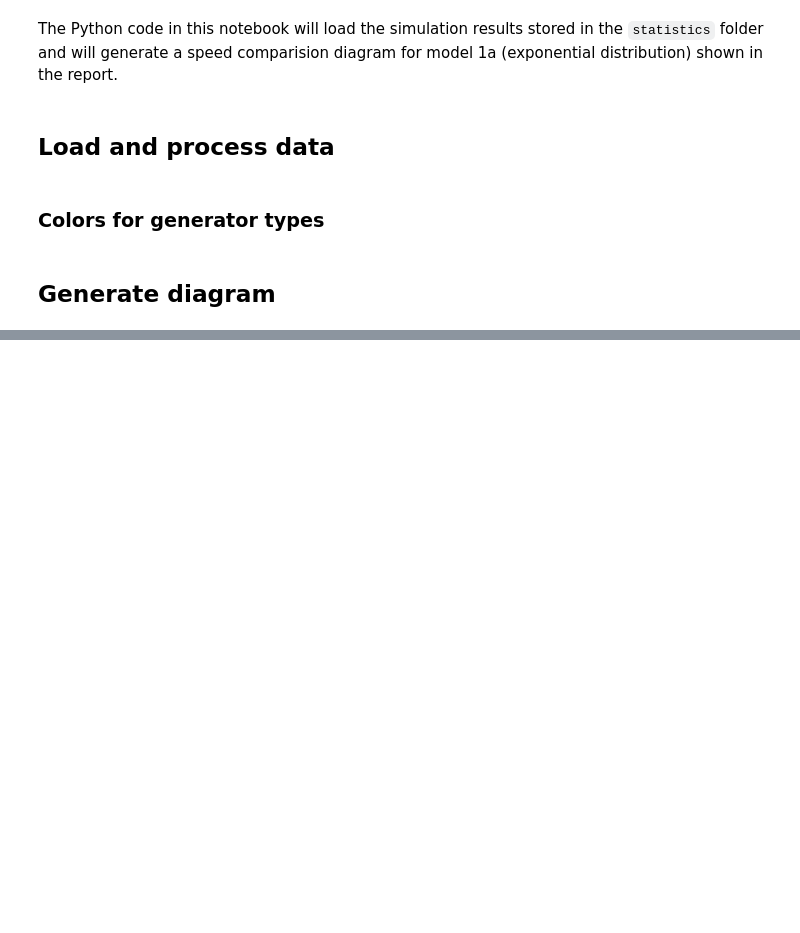
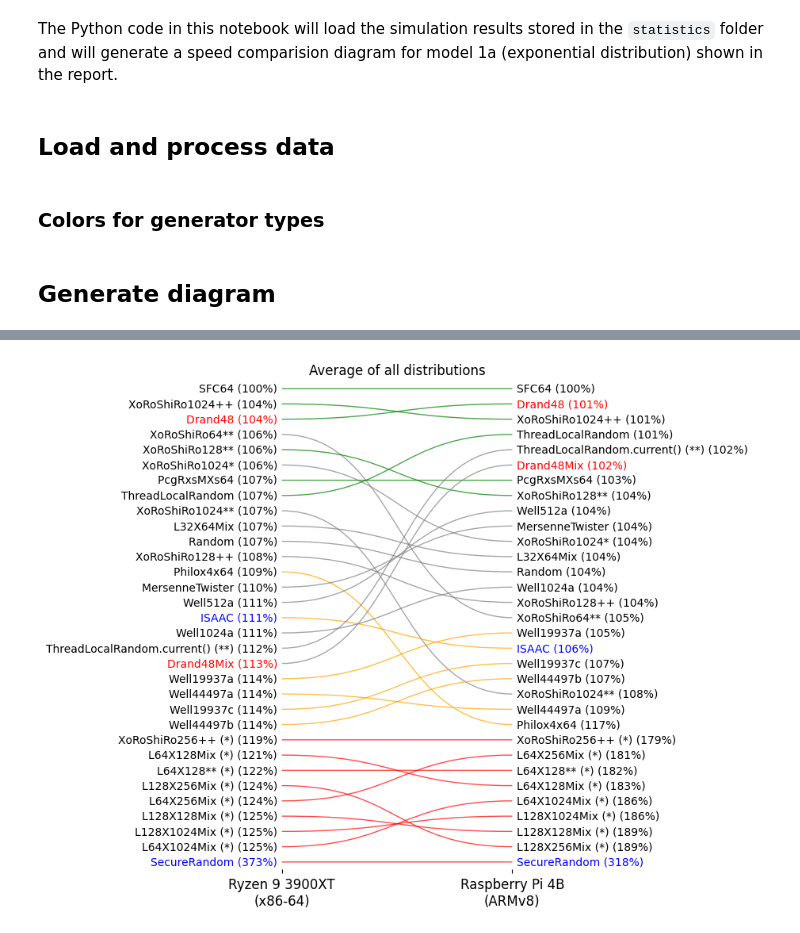
Before and after one commit to A-Herzog/PRNG-DES-Benchmarks, a Jupyter notebook: Results1Platforms.ipynb, the cells around one changed output, grey strips where cells are left out. Saved outputs shown, nothing was run; the diff lists cells and outputs as text; code cells hidden in the pictures; blank space fills up the shorter version.

```diff
--- a/Results1Platforms.ipynb
+++ b/Results1Platforms.ipynb
@@ -45,3 +52,32 @@ df_merged = pd.merge(df_times_ryzen_sorted[["generator", "time_ryzen", "rank_ryz
+# %%
+sum_times_ryzen = data[0]["df_times_ryzen"].copy()["time_ryzen"]  # type: ignore
+for i in range(1, len(data)):
+    sum_times_ryzen = sum_times_ryzen + data[i]["df_times_ryzen"]["time_ryzen"]  # type: ignore
+
+sum_times_raspi = data[0]["df_times_raspi"].copy()["time_raspi"]  # type: ignore
+for i in range(1, len(data)):
+    sum_times_raspi = sum_times_raspi + data[i]["df_times_raspi"]["time_raspi"]  # type: ignore
+
+sum_times_ryzen = pd.DataFrame({"generator": generators, "time_ryzen": sum_times_ryzen}, index=generators) # type: ignore
+sum_times_raspi = pd.DataFrame({"generator": generators, "time_raspi": sum_times_raspi}, index=generators) # type: ignore
+# %%
+# Sorted data frame
+sum_times_ryzen_sorted = sum_times_ryzen.sort_values("time_ryzen", ascending=True).reset_index(drop=True)
+sum_times_raspi_sorted = sum_times_raspi.sort_values("time_raspi", ascending=True).reset_index(drop=True)
+
+# Get fastest time for x86-64 and ARMv8 (to display percent values in diagram)
+fastest_sum_time_ryzen = sum_times_ryzen_sorted.iloc[0]["time_ryzen"]
+fastest_sum_time_raspi = sum_times_raspi_sorted.iloc[0]["time_raspi"]
+
+# Add index
+sum_times_ryzen_sorted["rank_ryzen"] = sum_times_ryzen_sorted.index + 1
+sum_times_raspi_sorted["rank_raspi"] = sum_times_raspi_sorted.index + 1
+
+# Merge data for x86-64 and ARMv8
+sum_merged = pd.merge(sum_times_ryzen_sorted[["generator", "time_ryzen", "rank_ryzen"]], sum_times_raspi_sorted[["generator", "time_raspi", "rank_raspi"]], on="generator")  # type: ignore
+
+# Data frame for average of all distributions
+average = {"df_merged": sum_merged, "fastest_time_ryzen": fastest_sum_time_ryzen, "fastest_time_raspi": fastest_sum_time_raspi, "name": "Average of all distributions"}
 # %% [markdown]
 ### Colors for generator types
 # %%
@@ -124,0 +174,9 @@ ax.spines["left"].set_visible(False)
+# %%
+rec = average
+fig = build_diagram(rec["df_merged"], rec["fastest_time_ryzen"], rec["fastest_time_raspi"], rec["name"]) # type: ignore
+
+# fig.savefig("plot1platforms-Combined.png", format="png", bbox_inches='tight', pad_inches=0)
+
+# fig.savefig("PRNG-DES-Benchmarks-Figures-plot1platforms.pdf", format="pdf", bbox_inches='tight', pad_inches=0)
+# %% [output]
+[figure, added]
```
Also changed, not shown: parts of 5 cells of this notebook, 6 other files.
